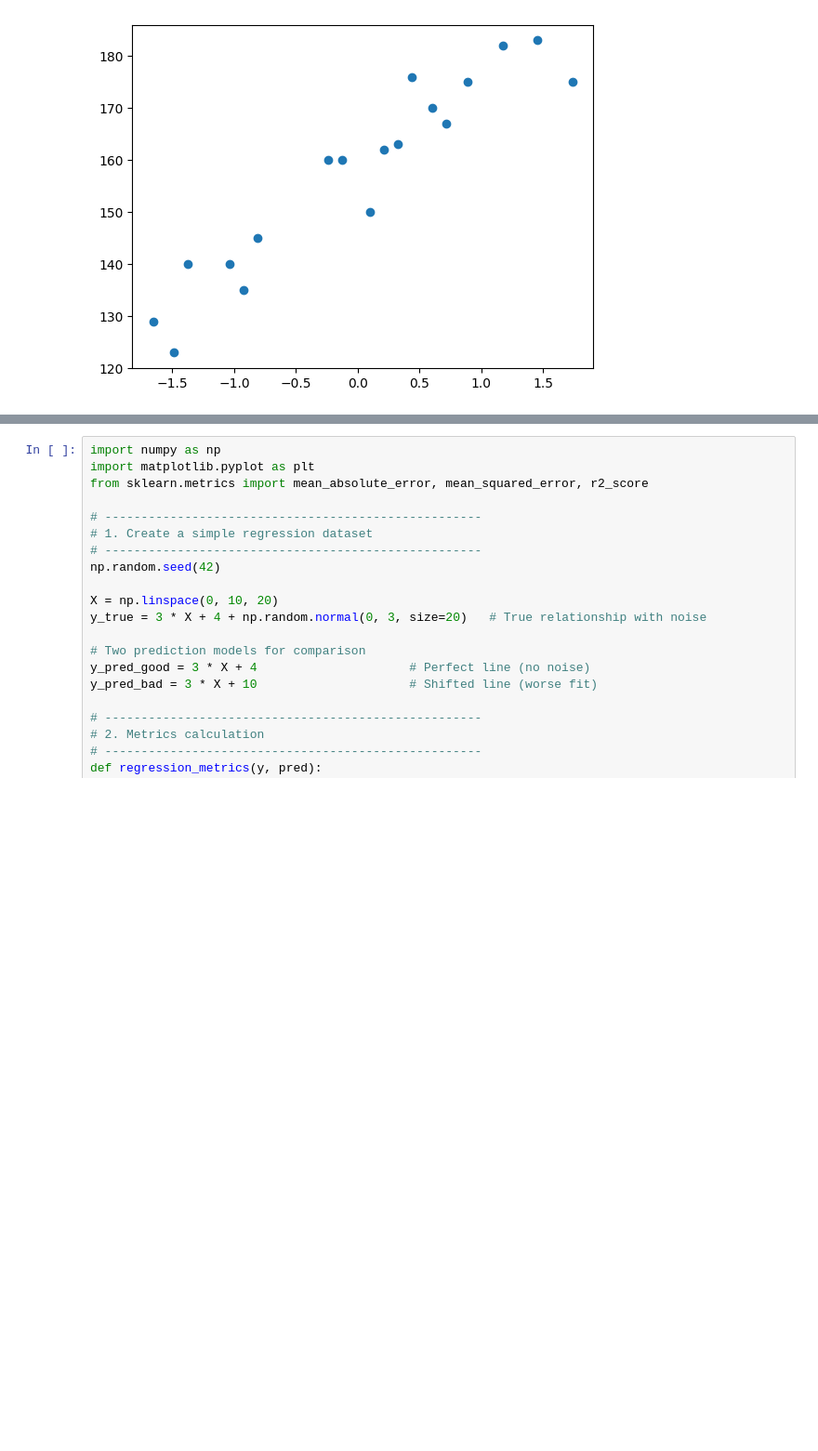
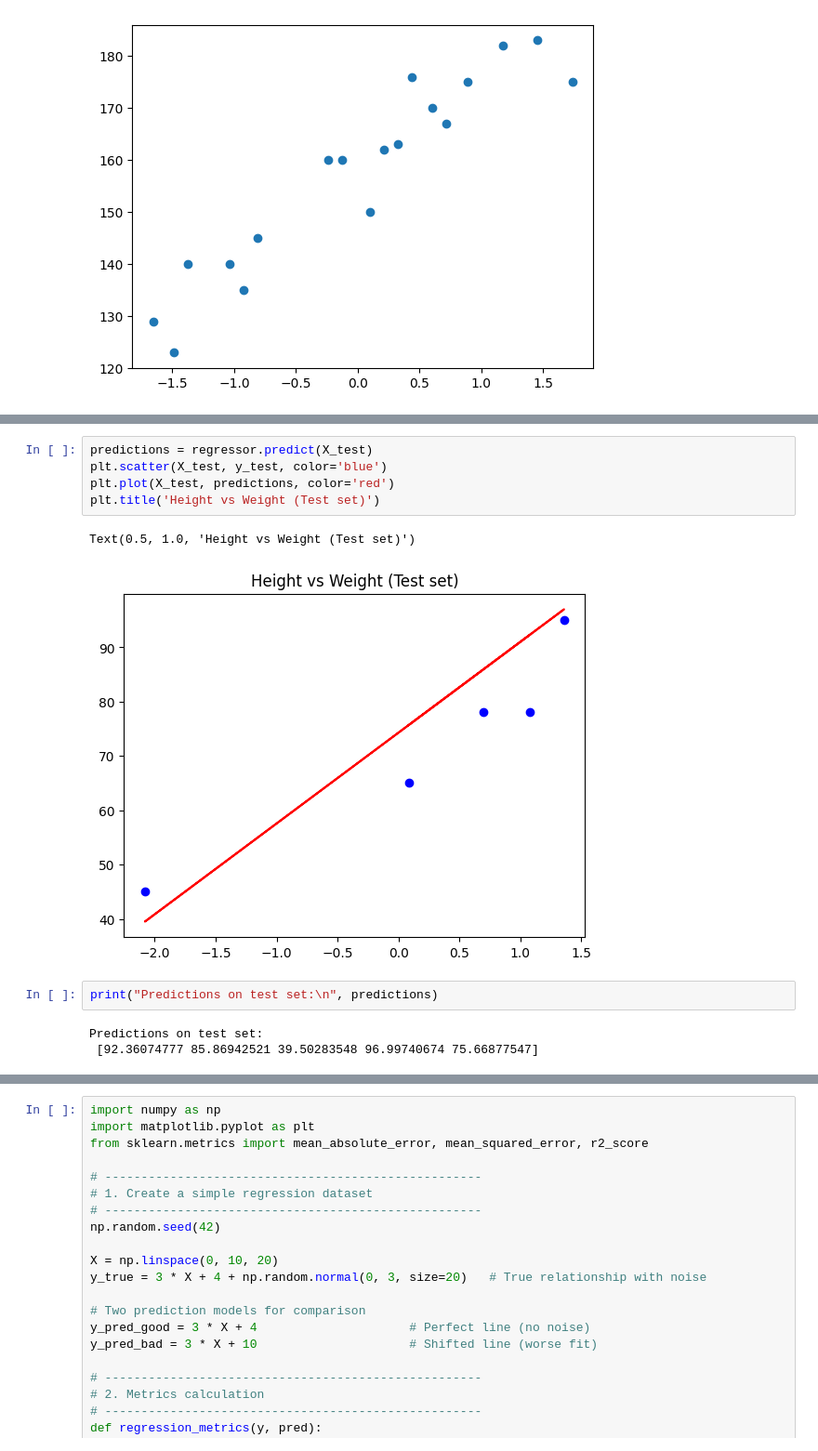
Before and after one commit to sahilmaniyar888/ngrat, a Jupyter notebook: Machine_Learning/Linear_Regression.ipynb, the cells around one changed output, grey strips where cells are left out. Shown at 93% size. Cells and saved outputs as stored; diff of their text form; blank space fills up the shorter version.

```diff
--- a/Machine_Learning/Linear_Regression.ipynb
+++ b/Machine_Learning/Linear_Regression.ipynb
@@ -50,0 +70,13 @@ plt.scatter(X_train,y_train)
+# %%
+predictions = regressor.predict(X_test)
+plt.scatter(X_test, y_test, color='blue')
+plt.plot(X_test, predictions, color='red')
+plt.title('Height vs Weight (Test set)')
+# %% [output]
+Text(0.5, 1.0, 'Height vs Weight (Test set)')
+[figure, added]
+# %%
+print("Predictions on test set:\n", predictions)
+# %% [output]
+Predictions on test set:
+ [92.36074777 85.86942521 39.50283548 96.99740674 75.66877547]
```
Also changed, not shown: parts of 9 cells of this notebook.
